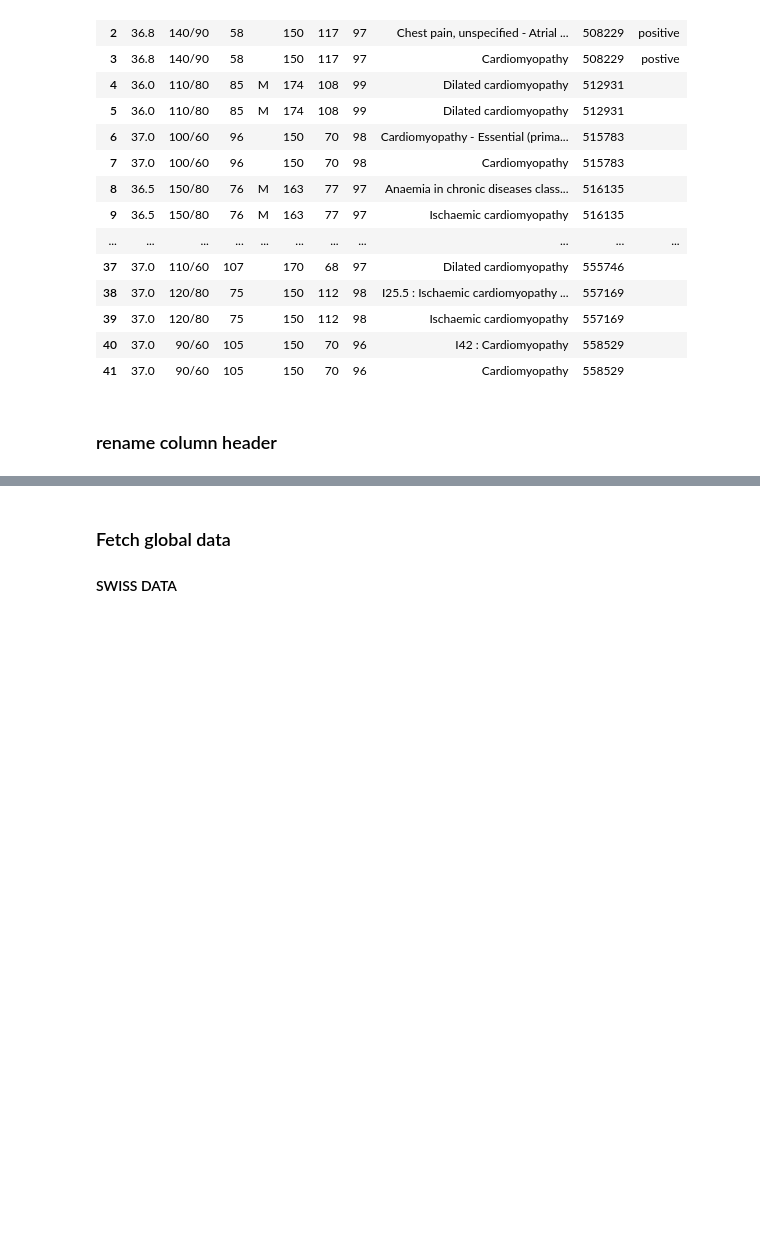
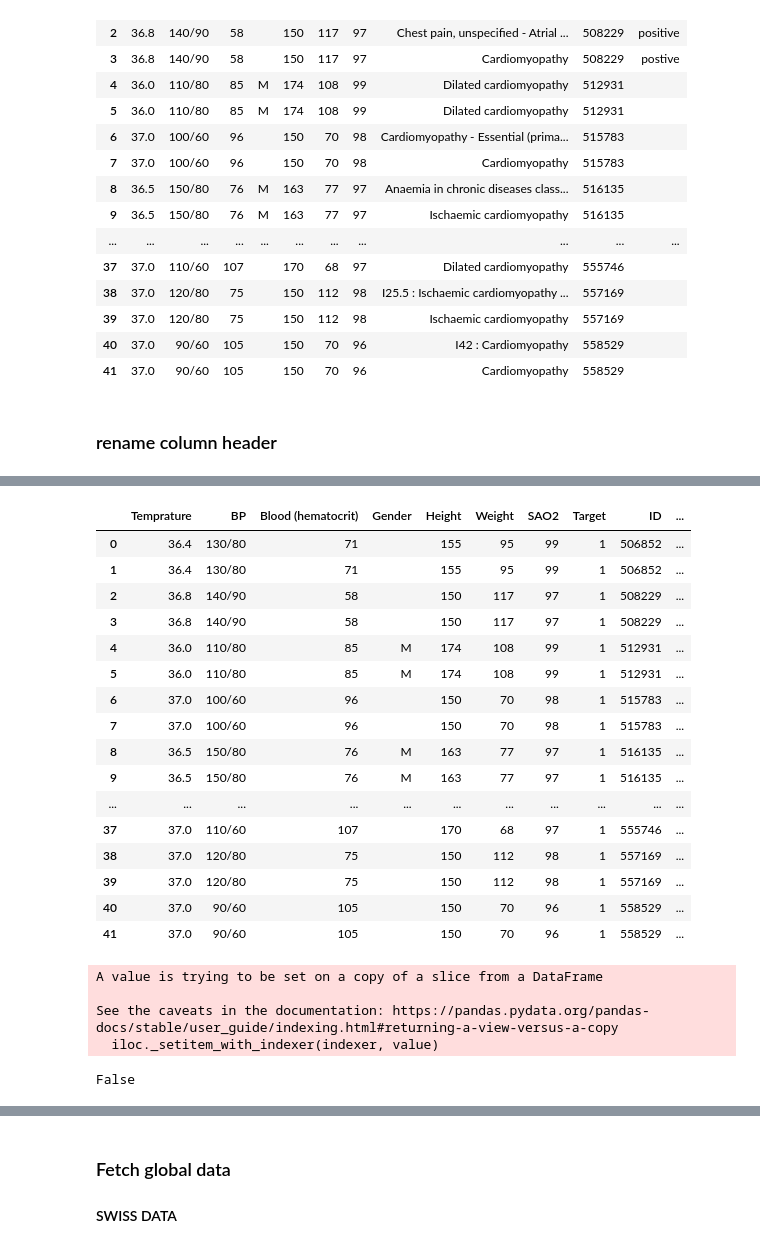
Before and after one commit to AishaHarbi/Heart-Disease-Predictive-classifier, a Jupyter notebook: DATA_PREPROCESSING_SENIOR_DESIGN_PROJECT_.ipynb, the cells around one changed output, grey strips where cells are left out. Drawn from its saved outputs; the diff is of its cells as text; code cells hidden in the pictures; blank space fills up the shorter version.

```diff
--- a/DATA_PREPROCESSING_SENIOR_DESIGN_PROJECT_.ipynb
+++ b/DATA_PREPROCESSING_SENIOR_DESIGN_PROJECT_.ipynb
@@ -80,0 +90,33 @@ LOCAL_DF
+# %%
+LOCAL_DF['Target'] = 1 #target column as 1 since the local dataset contains only positive category (HD patients)
+# %%
+LOCAL_DF
+# %% [output]
+|  | Temprature | BP | Blood (hematocrit) | Gender | Height | Weight | SAO2 | Target | ID | ... |
+| 0 | 36.4 | 130/80 | 71 |  | 155 | 95 | 99 | 1 | 506852 | ... |
+| 1 | 36.4 | 130/80 | 71 |  | 155 | 95 | 99 | 1 | 506852 | ... |
+| 2 | 36.8 | 140/90 | 58 |  | 150 | 117 | 97 | 1 | 508229 | ... |
+| 3 | 36.8 | 140/90 | 58 |  | 150 | 117 | 97 | 1 | 508229 | ... |
+| 4 | 36.0 | 110/80 | 85 | M | 174 | 108 | 99 | 1 | 512931 | ... |
+| 5 | 36.0 | 110/80 | 85 | M | 174 | 108 | 99 | 1 | 512931 | ... |
+| 6 | 37.0 | 100/60 | 96 |  | 150 | 70 | 98 | 1 | 515783 | ... |
+| 7 | 37.0 | 100/60 | 96 |  | 150 | 70 | 98 | 1 | 515783 | ... |
+| 8 | 36.5 | 150/80 | 76 | M | 163 | 77 | 97 | 1 | 516135 | ... |
+| 9 | 36.5 | 150/80 | 76 | M | 163 | 77 | 97 | 1 | 516135 | ... |
+| ... | ... | ... | ... | ... | ... | ... | ... | ... | ... | ... |
+| 37 | 37.0 | 110/60 | 107 |  | 170 | 68 | 97 | 1 | 555746 | ... |
+| 38 | 37.0 | 120/80 | 75 |  | 150 | 112 | 98 | 1 | 557169 | ... |
+| 39 | 37.0 | 120/80 | 75 |  | 150 | 112 | 98 | 1 | 557169 | ... |
+| 40 | 37.0 | 90/60 | 105 |  | 150 | 70 | 96 | 1 | 558529 | ... |
+| 41 | 37.0 | 90/60 | 105 |  | 150 | 70 | 96 | 1 | 558529 | ... |
+# %%
+LOCAL_DF['Chest pain'].iloc[3] = 'positive' #re-correct the spelling of positive
+# %% [output]
+A value is trying to be set on a copy of a slice from a DataFrame
+
+See the caveats in the documentation: https://pandas.pydata.org/pandas-docs/stable/user_guide/indexing.html#returning-a-view-versus-a-copy
+  iloc._setitem_with_indexer(indexer, value)
+# %%
+LOCAL_DF['Chest pain'].iloc[3] == LOCAL_DF['Chest pain'].iloc[2] #make them same spelling
+# %% [output]
+False
```
Also changed, not shown: parts of 50 cells of this notebook.
